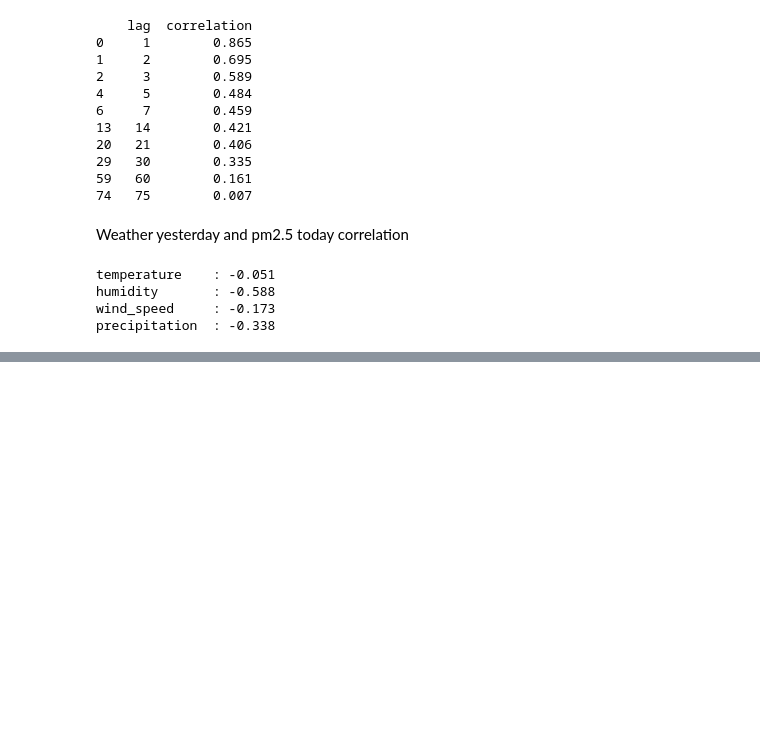
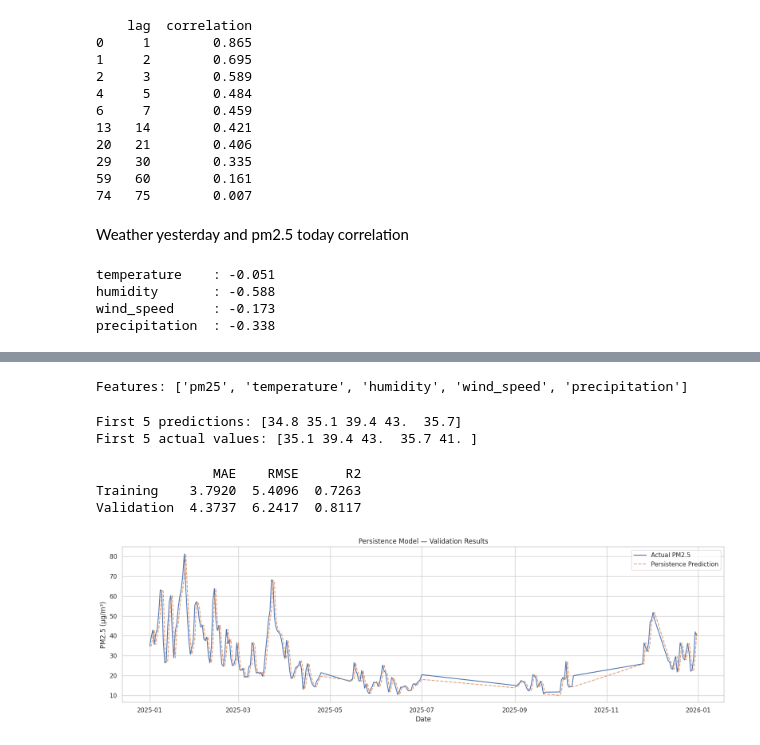
Before and after one commit to mapadeawdai/PM2.5_Prediction, a Jupyter notebook: main.ipynb, the cells around one changed output, grey strips where cells are left out. Cells and saved outputs as stored; diff of their text form; code cells hidden in the pictures; blank space fills up the shorter version.

Commit message:
Implement the baseline of the project where it use only current pm2.5 value to predict next day pm2.5 value

```diff
--- a/main.ipynb
+++ b/main.ipynb
@@ -639,0 +906,29 @@ precipitation  : -0.338
+# %%
+dataset = np.load(
+    PROJECT_DIR / "data/processed/dataset_window7.npz"
+)
+
+X_train = dataset["X_train"]
+y_train = dataset["y_train"]
+
+X_val = dataset["X_val"]
+y_val = dataset["y_val"]
+
+dates_val = dataset["dates_val"]
+
+FEATURES = dataset["features"].tolist()
+
+print("Features:", FEATURES)
+# %% [output]
+Features: ['pm25', 'temperature', 'humidity', 'wind_speed', 'precipitation']
+# %%
+pm25_index = FEATURES.index("pm25")
+
+y_train_pred = X_train[:, -1, pm25_index]
+y_val_pred = X_val[:, -1, pm25_index]
+
+print("First 5 predictions:", y_val_pred[:5])
+print("First 5 actual values:", y_val[:5])
+# %% [output]
+First 5 predictions: [34.8 35.1 39.4 43.  35.7]
+First 5 actual values: [35.1 39.4 43.  35.7 41. ]
@@ -639,0 +957,45 @@ precipitation  : -0.338
+# %%
+train_results = evaluate_model(
+    y_train, y_train_pred
+)
+
+val_results = evaluate_model(
+    y_val, y_val_pred
+)
+
+results = pd.DataFrame(
+    [train_results, val_results],
+    index=["Training", "Validation"]
+)
+
+print(results.round(4))
+# %% [output]
+               MAE    RMSE      R2
+Training    3.7920  5.4096  0.7263
+Validation  4.3737  6.2417  0.8117
+# %%
+plt.figure(figsize=(16, 5))
+
+plt.plot(
+    dates_val,
+    y_val,
+    label="Actual PM2.5",
+    linewidth=1.5
+)
+
+plt.plot(
+    dates_val,
+    y_val_pred,
+    label="Persistence Prediction",
+    linestyle="--",
+    alpha=0.8
+)
+
+plt.xlabel("Date")
+plt.ylabel("PM2.5 (µg/m³)")
+plt.title("Persistence Model — Validation Results")
+plt.legend()
+plt.tight_layout()
+plt.show()
+# %% [output]
+[figure, added]
```
Also changed, not shown: parts of 22 cells of this notebook.
